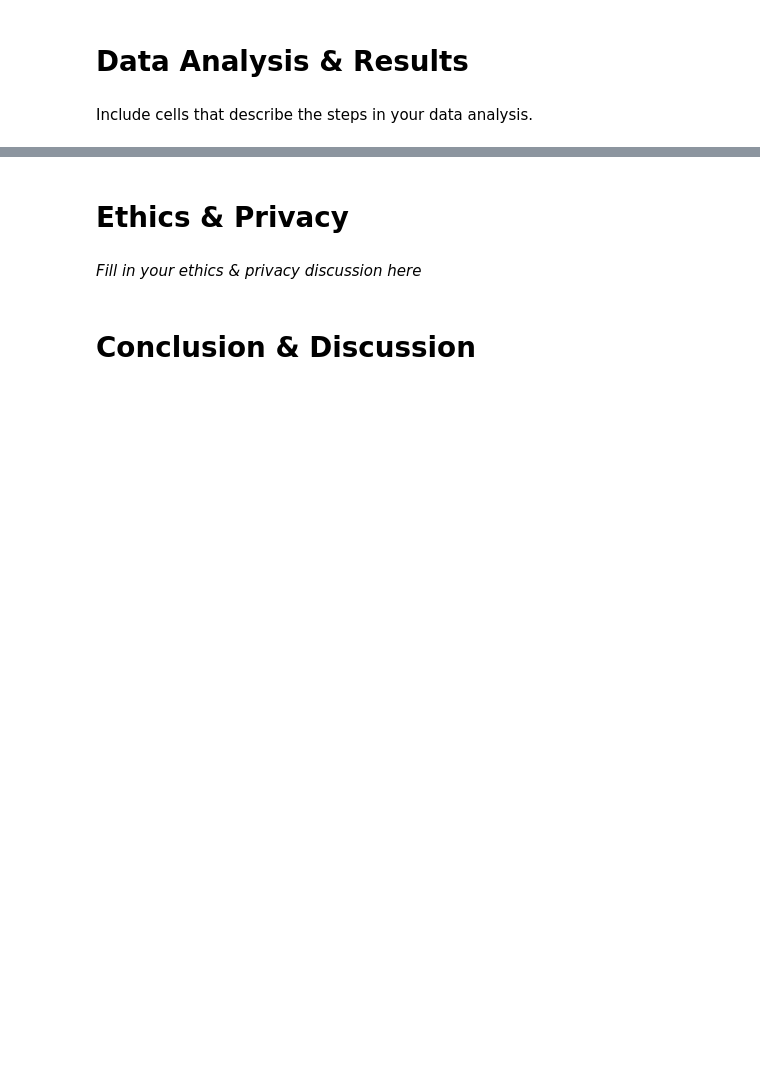
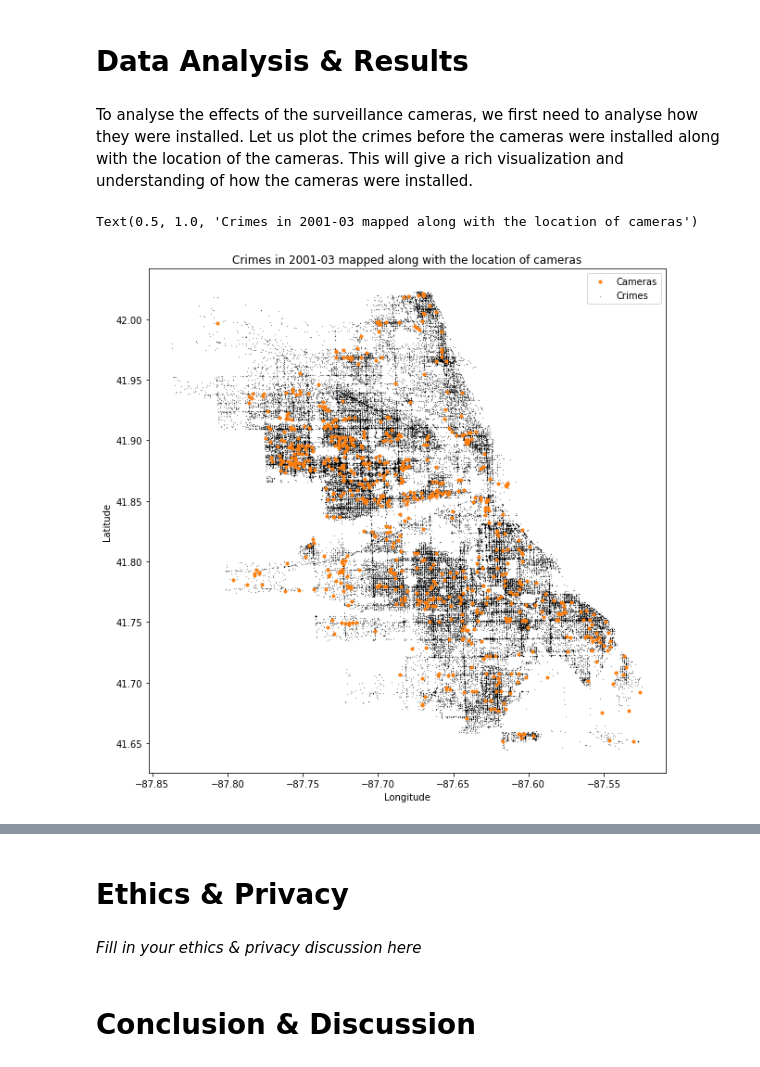
Before and after one commit to tiz081/Cogs108FP, a Jupyter notebook: FinalProject_group096.ipynb, the cells around one changed output, grey strips where cells are left out. Drawn from its saved outputs; the diff is of its cells as text; code cells hidden in the pictures; blank space fills up the shorter version.

Commit message:
analysis done

```diff
--- a/FinalProject_group096.ipynb
+++ b/FinalProject_group096.ipynb
@@ -253,4 +317,2 @@ df_camera_above_10 = above_10['Community Areas'].value_counts().rename_axis('Com
 # %% [markdown]
 # Data Analysis & Results
-# %% [markdown]
-Include cells that describe the steps in your data analysis.
@@ -259,0 +319,15 @@ Include cells that describe the steps in your data analysis.
+# %% [markdown]
+To analyse the effects of the surveillance cameras, we first need to analyse how they were installed. Let us plot the crimes before the cameras were installed along with the location of the cameras. This will give a rich visualization and understanding of how the cameras were installed.
+# %%
+#location = list(zip(crimesBefore['Latitude'], crimesBefore['Longitude']))
+plt.figure(figsize=(10, 10))
+plt.scatter(crimesBefore['Longitude'], crimesBefore['Latitude'], s=0.02, color = 'k', label='Crimes')
+plt.plot(df_camera['Longitude'], df_camera['Latitude'], '.', color='C1', label='Cameras')
+pylab.legend(loc='upper right')
+axes = plt.gca()
+axes.set_xlabel('Longitude')
+axes.set_ylabel('Latitude')
+pylab.title('Crimes in 2001-03 mapped along with the location of cameras')
+# %% [output]
+Text(0.5, 1.0, 'Crimes in 2001-03 mapped along with the location of cameras')
+[figure, added]
```
Also changed, not shown: parts of 21 cells of this notebook.
